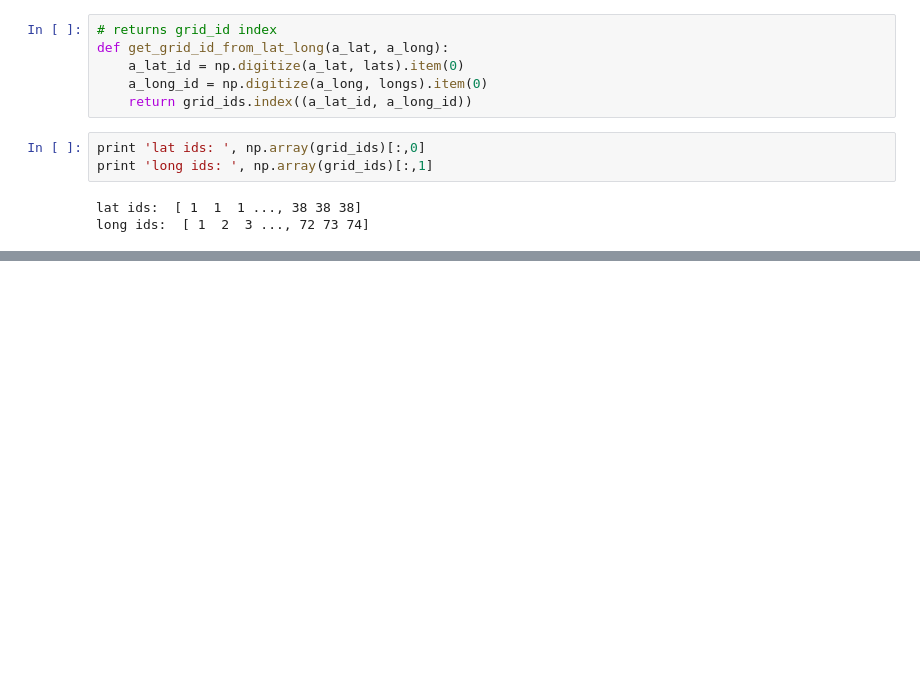
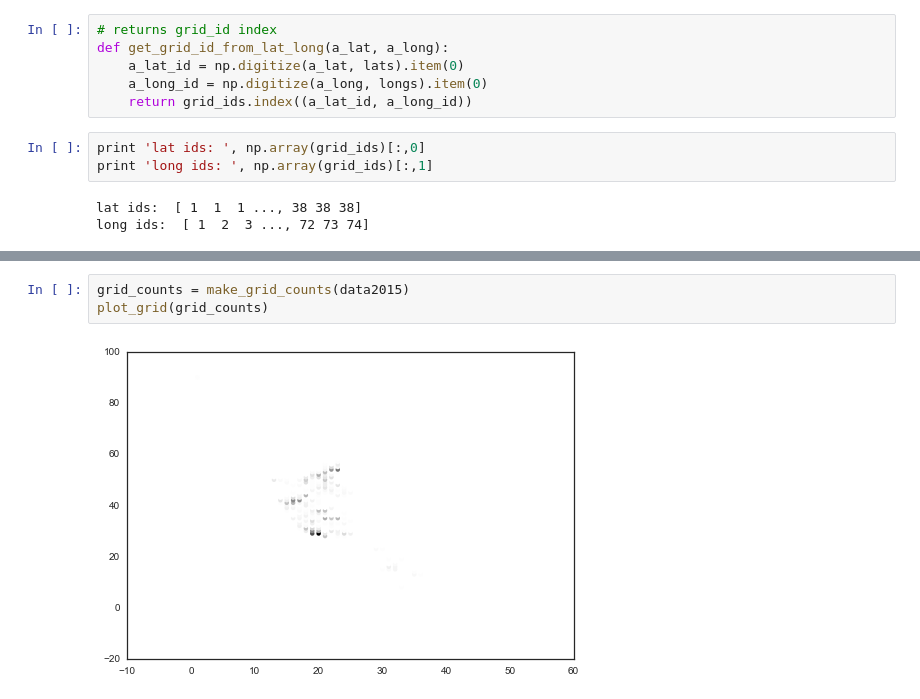
Before and after one commit to averyfaller/AM207Project, a Jupyter notebook: Hierarchical_Bayes.ipynb, the cells around one changed output, grey strips where cells are left out. Cells and saved outputs as stored; diff of their text form; blank space fills up the shorter version.

```diff
--- a/Hierarchical_Bayes.ipynb
+++ b/Hierarchical_Bayes.ipynb
@@ -195,0 +258,5 @@ for i in range(N):
+# %%
+grid_counts = make_grid_counts(data2015)
+plot_grid(grid_counts)
+# %% [output]
+[figure, added]
```
Also changed, not shown: parts of 43 cells of this notebook.
